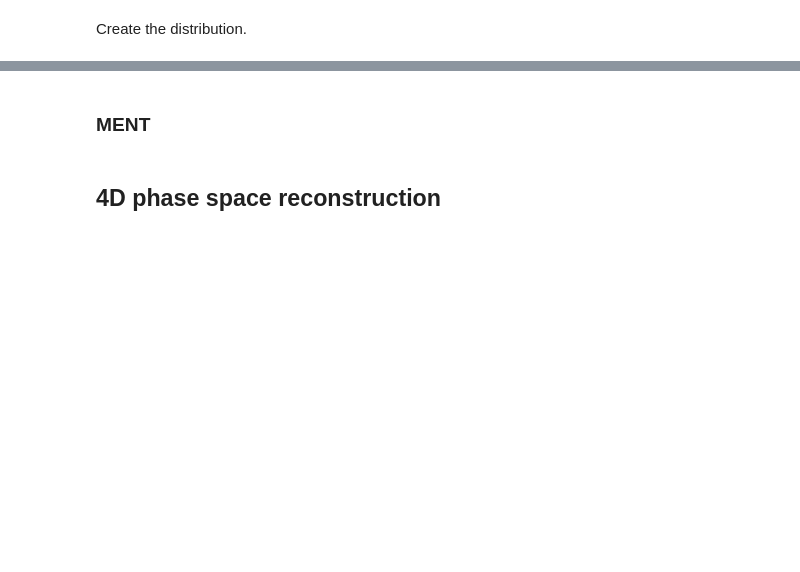
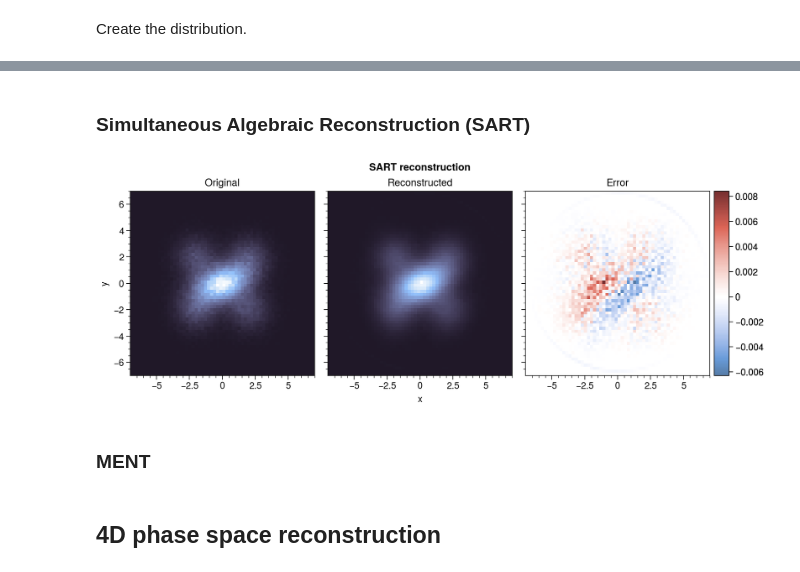
Before and after one commit to austin-hoover/accphys-tools, a Jupyter notebook: emittance_measurement_4D/tomography/test.ipynb, the cells around one changed output, grey strips where cells are left out. Drawn from its saved outputs; the diff is of its cells as text; code cells hidden in the pictures; blank space fills up the shorter version.

```diff
--- a/emittance_measurement_4D/tomography/test.ipynb
+++ b/emittance_measurement_4D/tomography/test.ipynb
@@ -90,2 +121,24 @@ axes[2].set_title('abs(Error)');
+# %% [markdown]
+### Simultaneous Algebraic Reconstruction (SART)
+# %%
+from skimage.transform import iradon_sart
+
+Z_sart = iradon_sart(P.T, theta=-np.degrees(angles)).T
+for _ in range(2):
+    Z_sart = iradon_sart(P.T, theta=-np.degrees(angles), image=Z_sart.T).T
+Z_sart = enforce_positive_dist(Z_sart)
+Z_sart = normalize_dist(Z_sart, bin_area)
+
+fig, axes = pplt.subplots(ncols=3)
+axes[0].pcolormesh(xcenters, ycenters, Z.T, cmap='dusk_r')
+axes[1].pcolormesh(xcenters, ycenters, Z_sart.T, cmap='dusk_r')
+axes[2].pcolormesh(xcenters, ycenters, (Z - Z_sart).T, colorbar=True)
+axes.format(xlabel="x", ylabel="y", suptitle='SART reconstruction')
+axes[0].set_title('Original')
+axes[1].set_title('Reconstructed')
+axes[2].set_title('Error')
+plt.show()
+# %% [output]
+[figure, added]
 # %% [markdown]
 ### MENT
```
Also changed, not shown: parts of 43 cells of this notebook.
